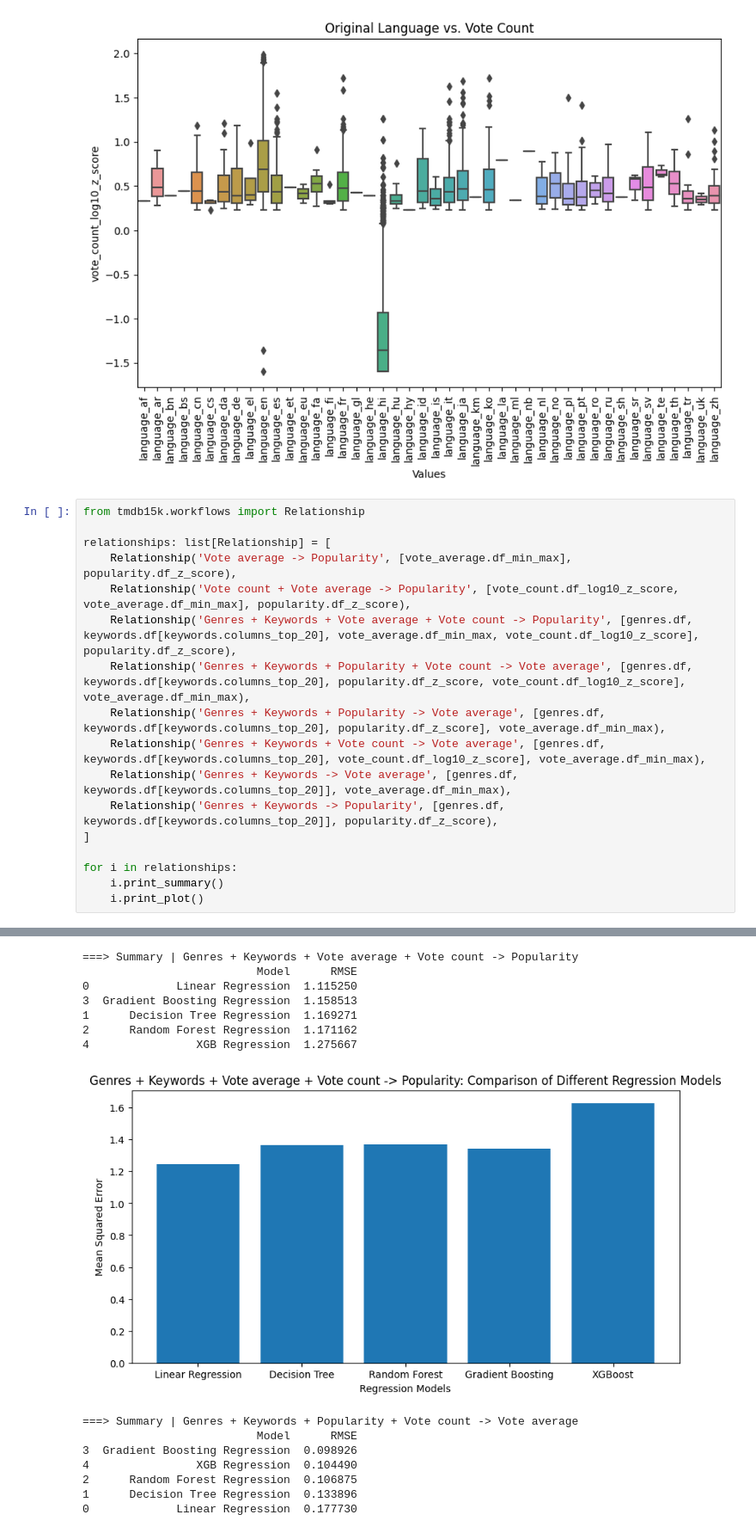
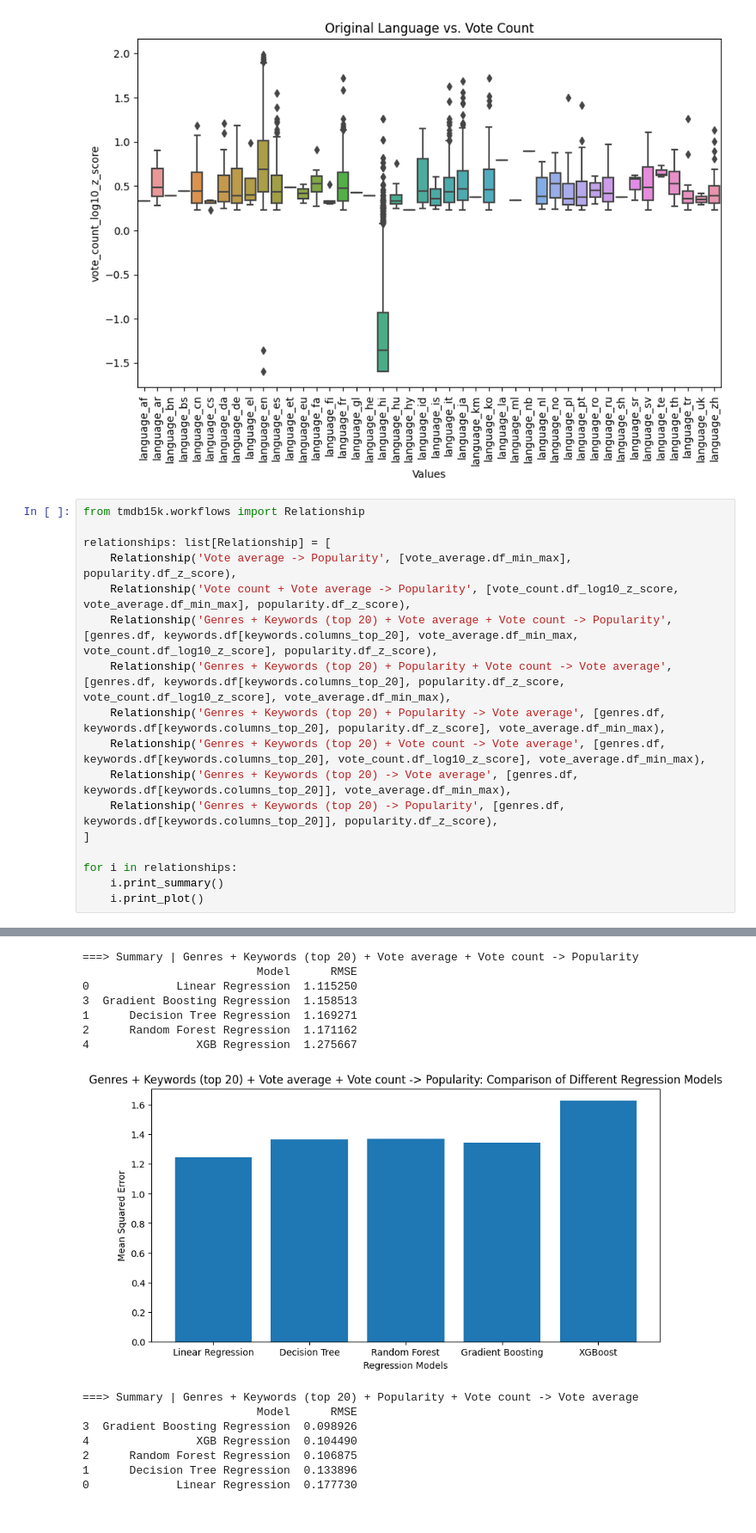
Before and after one commit to cezarmathe/fsega3-bigdata-report, a Jupyter notebook: notebook.ipynb, the cells around one changed output, grey strips where cells are left out. Shown at 86% size. Saved outputs shown, nothing was run; the diff lists cells and outputs as text.

Commit message:
Improve keyword research

```diff
--- a/notebook.ipynb
+++ b/notebook.ipynb
@@ -121,43 +118,43 @@ from tmdb15k.workflows import Relationship
 relationships: list[Relationship] = [
     Relationship('Vote average -> Popularity', [vote_average.df_min_max], popularity.df_z_score),
     Relationship('Vote count + Vote average -> Popularity', [vote_count.df_log10_z_score, vote_average.df_min_max], popularity.df_z_score),
-    Relationship('Genres + Keywords + Vote average + Vote count -> Popularity', [genres.df, keywords.df[keywords.columns_top_20], vote_average.df_min_max, vote_count.df_log10_z_score], popularity.df_z_score),
-    Relationship('Genres + Keywords + Popularity + Vote count -> Vote average', [genres.df, keywords.df[keywords.columns_top_20], popularity.df_z_score, vote_count.df_log10_z_score], vote_average.df_min_max),
-    Relationship('Genres + Keywords + Popularity -> Vote average', [genres.df, keywords.df[keywords.columns_top_20], popularity.df_z_score], vote_average.df_min_max),
-    Relationship('Genres + Keywords + Vote count -> Vote average', [genres.df, keywords.df[keywords.columns_top_20], vote_count.df_log10_z_score], vote_average.df_min_max),
-    Relationship('Genres + Keywords -> Vote average', [genres.df, keywords.df[keywords.columns_top_20]], vote_average.df_min_max),
-    Relationship('Genres + Keywords -> Popularity', [genres.df, keywords.df[keywords.columns_top_20]], popularity.df_z_score),
+    Relationship('Genres + Keywords (top 20) + Vote average + Vote count -> Popularity', [genres.df, keywords.df[keywords.columns_top_20], vote_average.df_min_max, vote_count.df_log10_z_score], popularity.df_z_score),
+    Relationship('Genres + Keywords (top 20) + Popularity + Vote count -> Vote average', [genres.df, keywords.df[keywords.columns_top_20], popularity.df_z_score, vote_count.df_log10_z_score], vote_average.df_min_max),
+    Relationship('Genres + Keywords (top 20) + Popularity -> Vote average', [genres.df, keywords.df[keywords.columns_top_20], popularity.df_z_score], vote_average.df_min_max),
+    Relationship('Genres + Keywords (top 20) + Vote count -> Vote average', [genres.df, keywords.df[keywords.columns_top_20], vote_count.df_log10_z_score], vote_average.df_min_max),
+    Relationship('Genres + Keywords (top 20) -> Vote average', [genres.df, keywords.df[keywords.columns_top_20]], vote_average.df_min_max),
+    Relationship('Genres + Keywords (top 20) -> Popularity', [genres.df, keywords.df[keywords.columns_top_20]], popularity.df_z_score),
 ]
 
 for i in relationships:
     i.print_summary()
     i.print_plot()
 # %% [output]
 ===> Summary | Vote average -> Popularity
                           Model      RMSE
 3  Gradient Boosting Regression  1.120490
 2      Random Forest Regression  1.120666
 4                XGB Regression  1.120714
 1      Decision Tree Regression  1.120718
 0             Linear Regression  1.120793
 [figure]
 ===> Summary | Vote count + Vote average -> Popularity
                           Model      RMSE
 0             Linear Regression  1.115485
 3  Gradient Boosting Regression  1.140315
 2      Random Forest Regression  1.151524
 4                XGB Regression  1.170730
 1      Decision Tree Regression  1.172940
 [figure]
-===> Summary | Genres + Keywords + Vote average + Vote count -> Popularity
+===> Summary | Genres + Keywords (top 20) + Vote average + Vote count -> Popularity
                           Model      RMSE
 0             Linear Regression  1.115250
 3  Gradient Boosting Regression  1.158513
 1      Decision Tree Regression  1.169271
 2      Random Forest Regression  1.171162
 4                XGB Regression  1.275667
-[figure, old version]
+[figure, new version]
-===> Summary | Genres + Keywords + Popularity + Vote count -> Vote average
+===> Summary | Genres + Keywords (top 20) + Popularity + Vote count -> Vote average
                           Model      RMSE
 3  Gradient Boosting Regression  0.098926
 4                XGB Regression  0.104490
```
Also changed, not shown: parts of 4 cells of this notebook.
